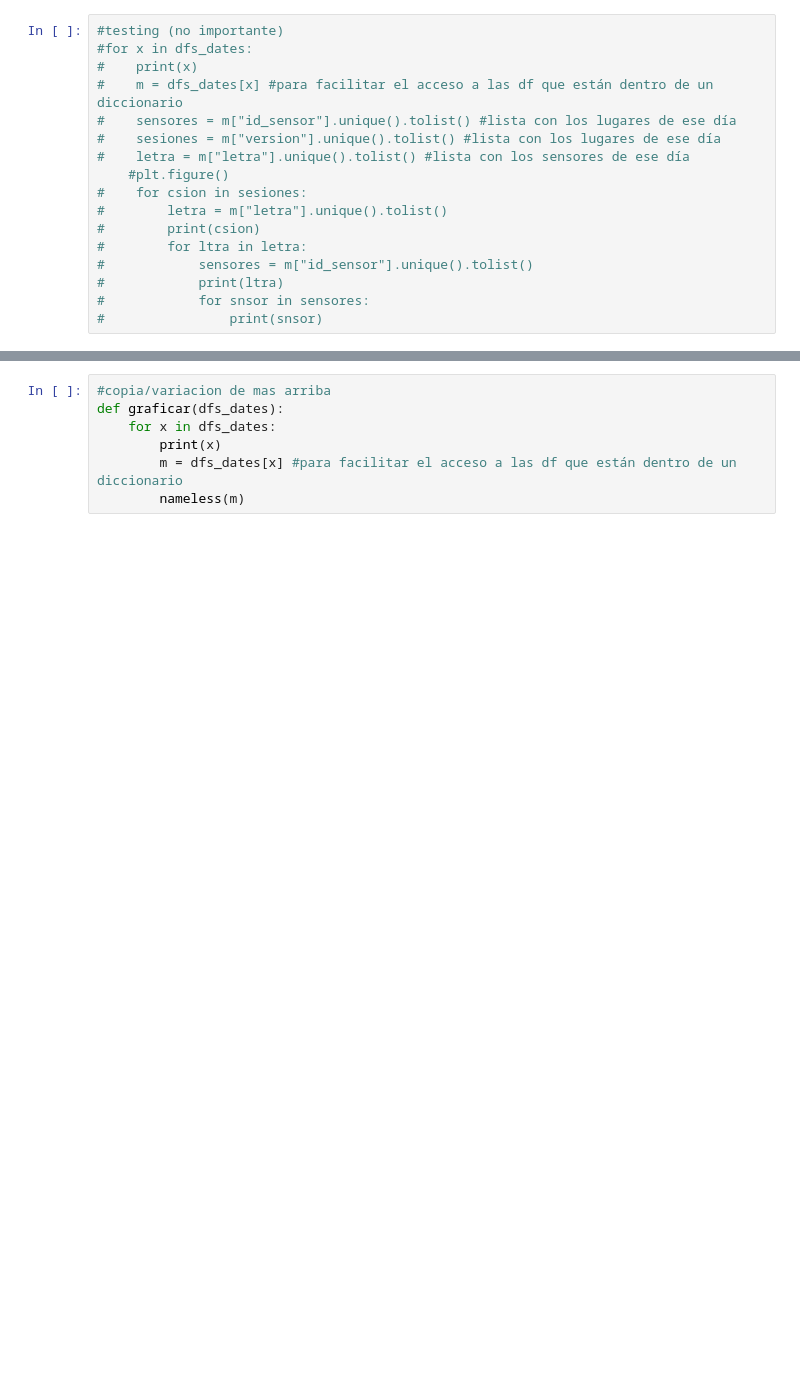
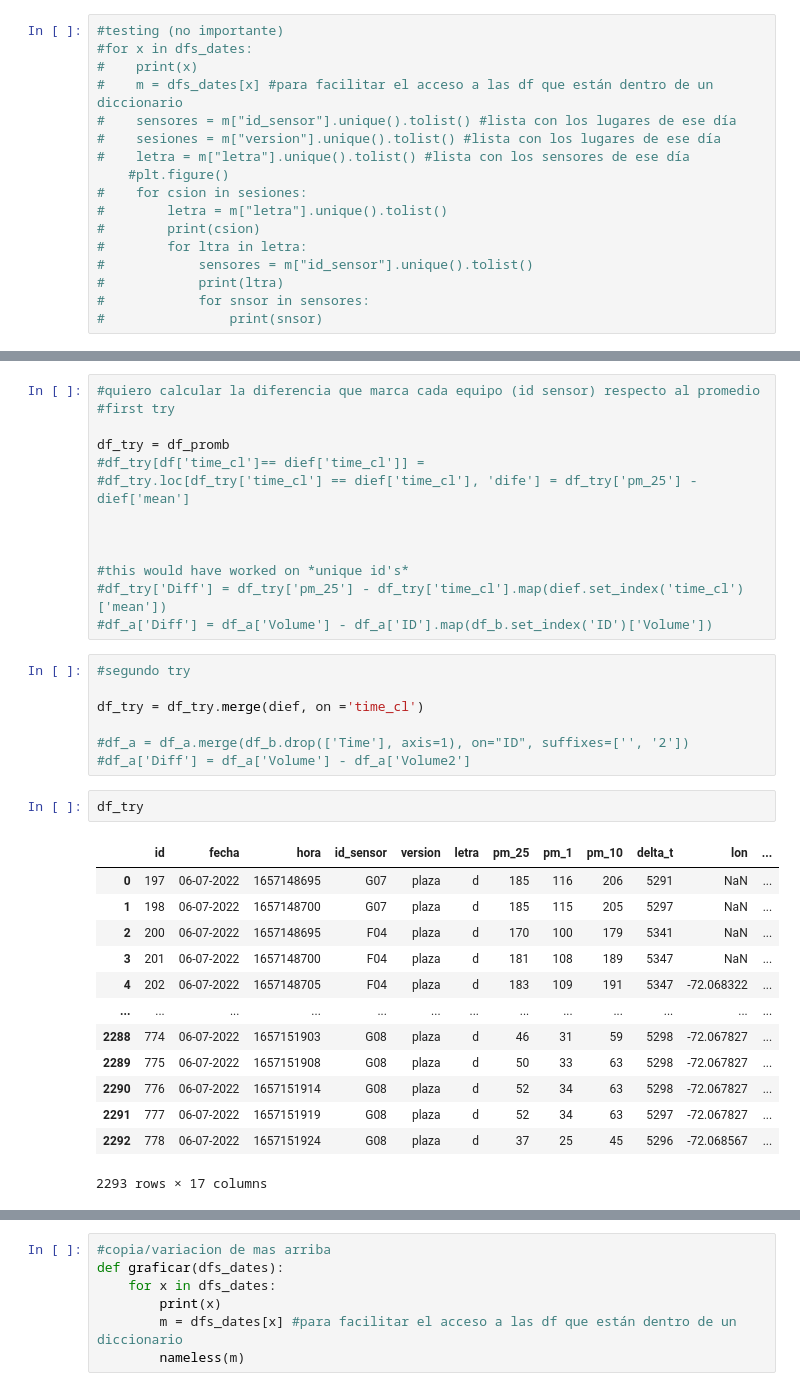
Before and after one commit to 0caucau/EnviroHealth, a Jupyter notebook: Arreglo_datos.ipynb, the cells around one changed output, grey strips where cells are left out. Saved outputs shown, nothing was run; the diff lists cells and outputs as text; blank space fills up the shorter version.

```diff
--- a/Arreglo_datos.ipynb
+++ b/Arreglo_datos.ipynb
@@ -136,0 +216,36 @@ def nameless(df_a):
+# %%
+#quiero calcular la diferencia que marca cada equipo (id sensor) respecto al promedio
+#first try
+
+df_try = df_promb
+#df_try[df['time_cl']== dief['time_cl']] =
+#df_try.loc[df_try['time_cl'] == dief['time_cl'], 'dife'] = df_try['pm_25'] - dief['mean']
+
+
+
+#this would have worked on *unique id's*
+#df_try['Diff'] = df_try['pm_25'] - df_try['time_cl'].map(dief.set_index('time_cl')['mean'])
+#df_a['Diff'] = df_a['Volume'] - df_a['ID'].map(df_b.set_index('ID')['Volume'])
+# %%
+#segundo try
+
+df_try = df_try.merge(dief, on ='time_cl')
+
+#df_a = df_a.merge(df_b.drop(['Time'], axis=1), on="ID", suffixes=['', '2'])
+#df_a['Diff'] = df_a['Volume'] - df_a['Volume2']
+# %%
+df_try
+# %% [output]
+|  | id | fecha | hora | id_sensor | version | letra | pm_25 | pm_1 | pm_10 | delta_t | lon | ... |
+| 0 | 197 | 06-07-2022 | 1657148695 | G07 | plaza | d | 185 | 116 | 206 | 5291 | NaN | ... |
+| 1 | 198 | 06-07-2022 | 1657148700 | G07 | plaza | d | 185 | 115 | 205 | 5297 | NaN | ... |
+| 2 | 200 | 06-07-2022 | 1657148695 | F04 | plaza | d | 170 | 100 | 179 | 5341 | NaN | ... |
+| 3 | 201 | 06-07-2022 | 1657148700 | F04 | plaza | d | 181 | 108 | 189 | 5347 | NaN | ... |
+| 4 | 202 | 06-07-2022 | 1657148705 | F04 | plaza | d | 183 | 109 | 191 | 5347 | -72.068322 | ... |
+| ... | ... | ... | ... | ... | ... | ... | ... | ... | ... | ... | ... | ... |
+| 2288 | 774 | 06-07-2022 | 1657151903 | G08 | plaza | d | 46 | 31 | 59 | 5298 | -72.067827 | ... |
+| 2289 | 775 | 06-07-2022 | 1657151908 | G08 | plaza | d | 50 | 33 | 63 | 5298 | -72.067827 | ... |
+| 2290 | 776 | 06-07-2022 | 1657151914 | G08 | plaza | d | 52 | 34 | 63 | 5298 | -72.067827 | ... |
+| 2291 | 777 | 06-07-2022 | 1657151919 | G08 | plaza | d | 52 | 34 | 63 | 5297 | -72.067827 | ... |
+| 2292 | 778 | 06-07-2022 | 1657151924 | G08 | plaza | d | 37 | 25 | 45 | 5296 | -72.068567 | ... |
+2293 rows × 17 columns
```
Also changed, not shown: parts of 16 cells of this notebook.
